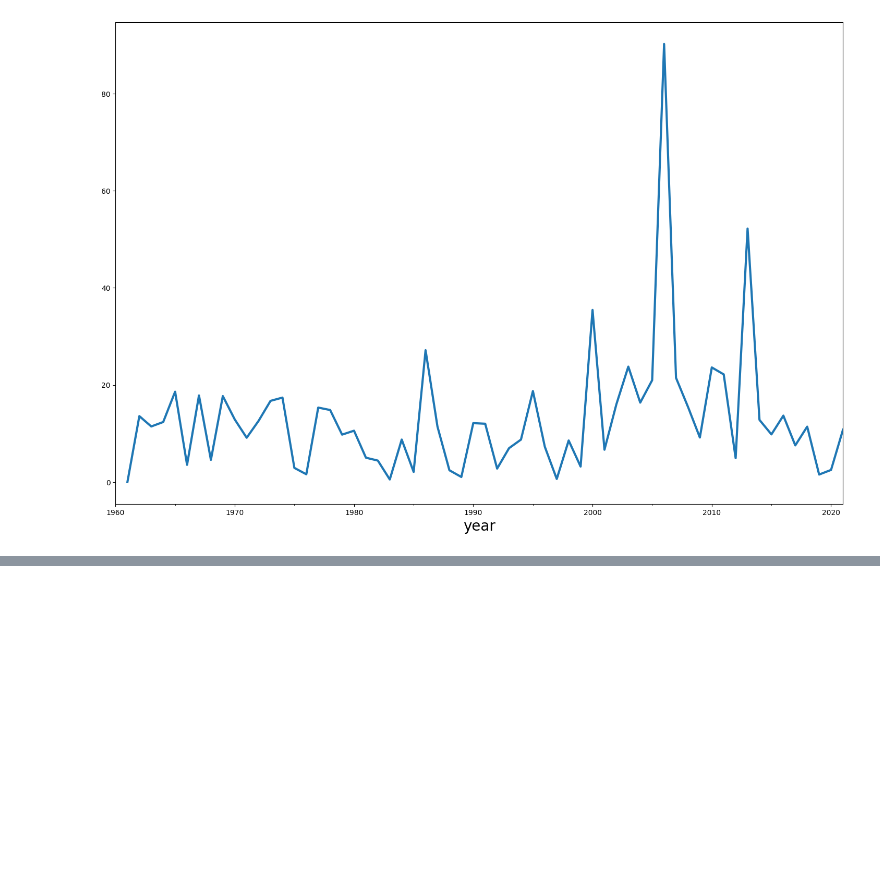
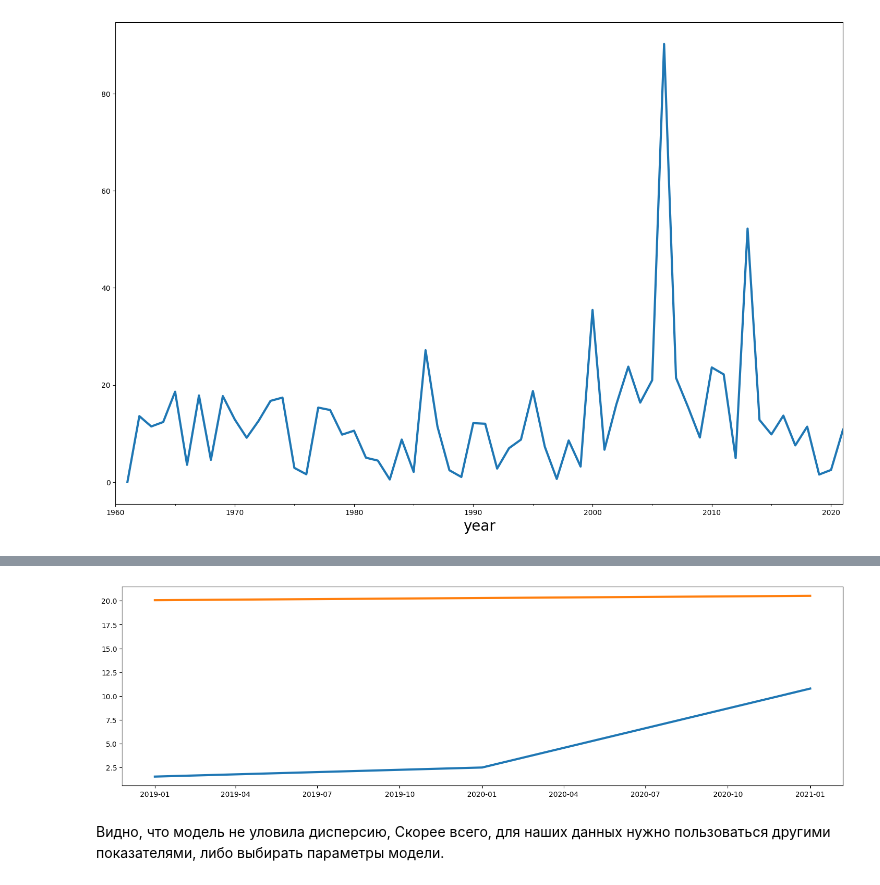
Before and after one commit to alexmoscar/new-rep-main, a Jupyter notebook: ML_in_business/project_Ghanna/task_for_ghanna.ipynb, the cells around one changed output, grey strips where cells are left out. Cells and saved outputs as stored; diff of their text form; code cells hidden in the pictures; blank space fills up the shorter version.

```diff
--- a/ML_in_business/project_Ghanna/task_for_ghanna.ipynb
+++ b/ML_in_business/project_Ghanna/task_for_ghanna.ipynb
@@ -761,0 +815,25 @@ IndexError: only integers, slices (`:`), ellipsis (`...`), numpy.newaxis (`None`
+# %%
+from sklearn.linear_model import LinearRegression
+
+X_train = pd.DataFrame(range(data['GDP (current US$)_vol'].shape[0]))[
+    : train_df.shape[0]
+].fillna(0)
+X_test = pd.DataFrame(range(data['GDP (current US$)_vol'].shape[0]))[
+    train_df.shape[0] :
+].fillna(0)
+y_train = train_df['GDP (current US$)_vol'].fillna(0)
+y_test = test_df['GDP (current US$)_vol'].fillna(0)
+
+
+lr = LinearRegression()
+lr.fit(X_train, y_train)
+lr_predict = lr.predict(X_test)
+
+
+plt.plot(y_test)
+plt.plot(pd.Series(lr_predict, index=y_test.index))
+plt.show()
+# %% [output]
+[figure, added]
+# %% [markdown]
+Видно, что модель не уловила дисперсию, Скорее всего, для наших данных нужно пользоваться другими показателями, либо выбирать параметры модели.
```
Also changed, not shown: parts of 21 cells of this notebook.
